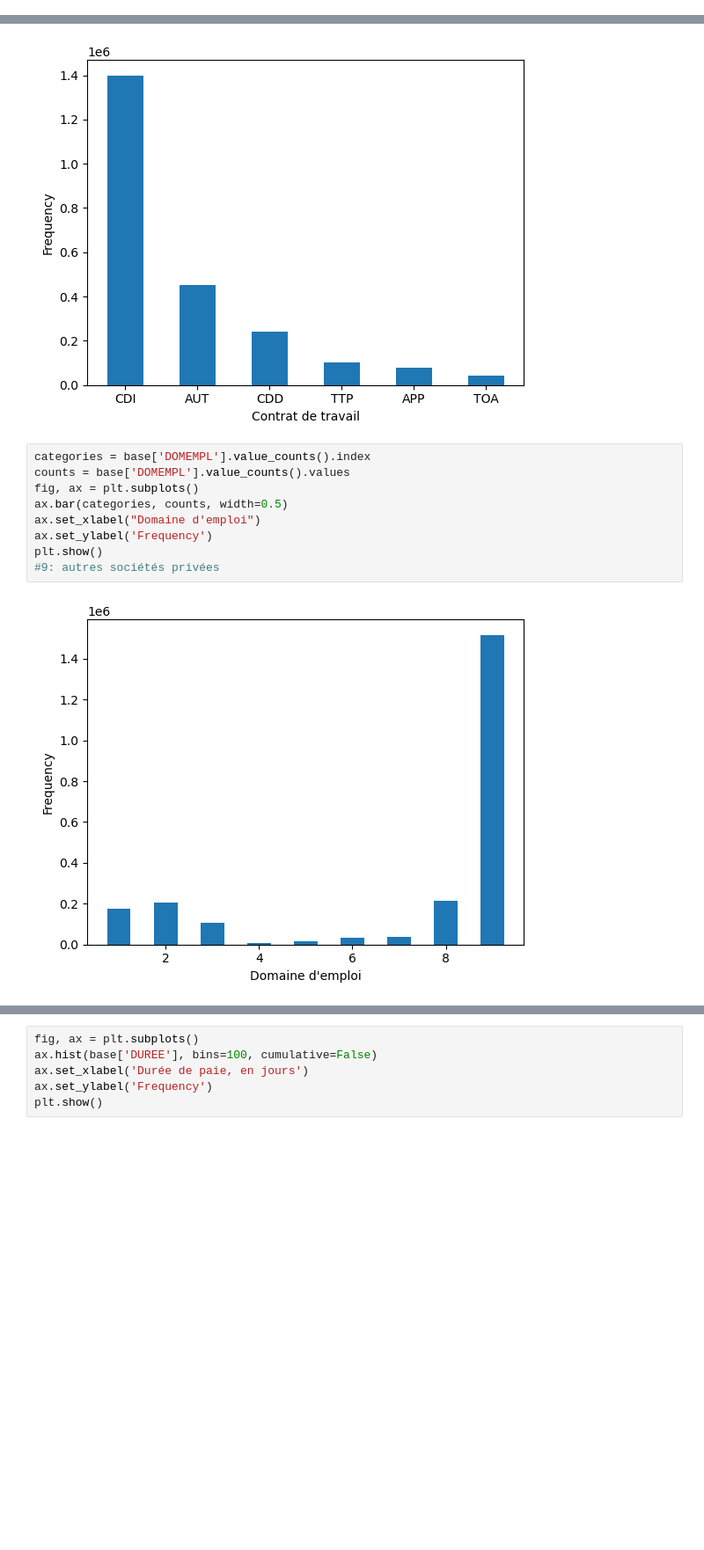
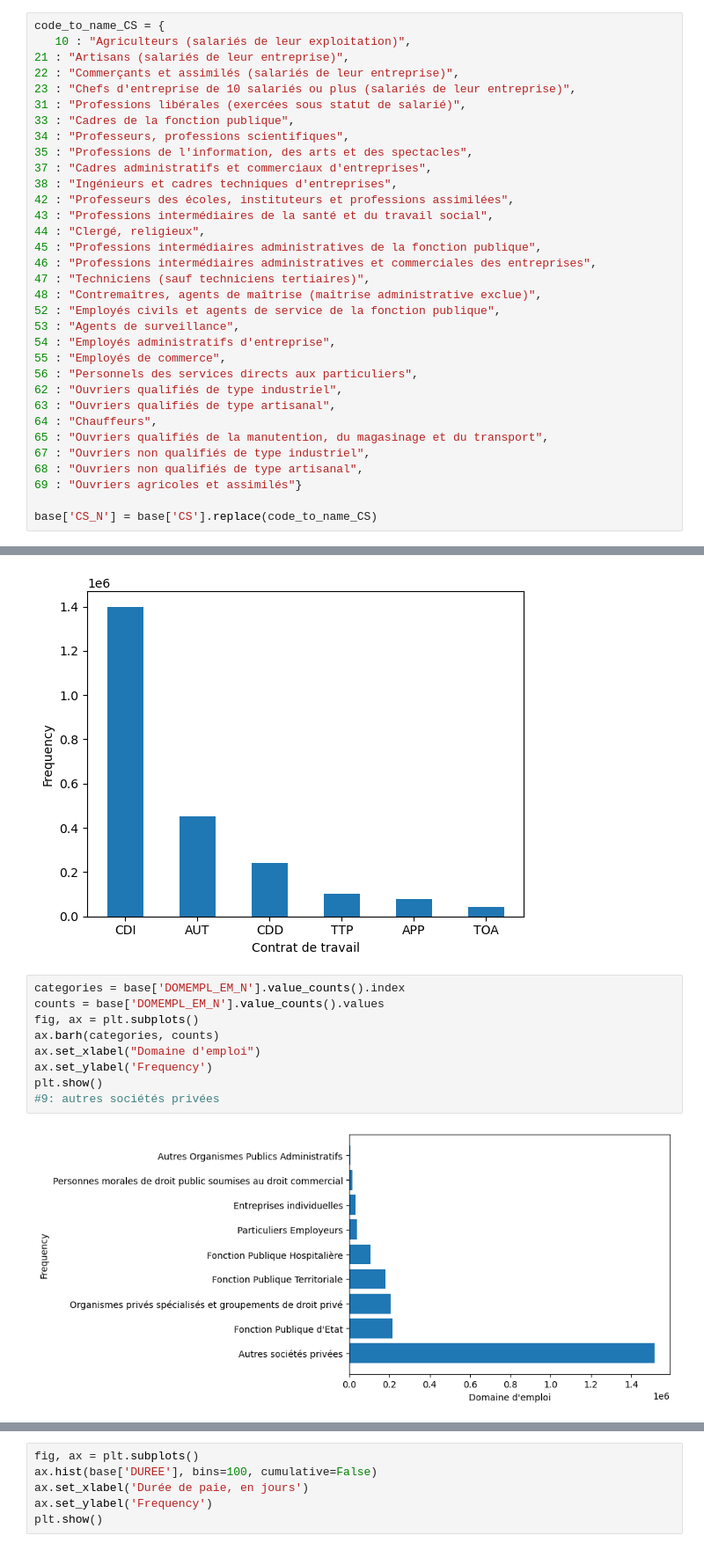
Before and after one commit to grn-matthieu/ML-for-econometrics---Project, a Jupyter notebook: test_import_données.ipynb, the cells around one changed output, grey strips where cells are left out. Shown at 88% size. Cells and saved outputs as stored; diff of their text form; blank space fills up the shorter version.

```diff
--- a/test_import_données.ipynb
+++ b/test_import_données.ipynb
@@ -103,3 +154,36 @@ categorical_columns = [
+# %%
+code_to_name_CS = {
+   10 : "Agriculteurs (salariés de leur exploitation)",
+21 : "Artisans (salariés de leur entreprise)",
+22 : "Commerçants et assimilés (salariés de leur entreprise)",
+23 : "Chefs d'entreprise de 10 salariés ou plus (salariés de leur entreprise)",
+31 : "Professions libérales (exercées sous statut de salarié)",
+33 : "Cadres de la fonction publique",
+34 : "Professeurs, professions scientifiques",
+35 : "Professions de l'information, des arts et des spectacles",
+37 : "Cadres administratifs et commerciaux d'entreprises",
+38 : "Ingénieurs et cadres techniques d'entreprises",
+42 : "Professeurs des écoles, instituteurs et professions assimilées",
+43 : "Professions intermédiaires de la santé et du travail social",
+44 : "Clergé, religieux",
+45 : "Professions intermédiaires administratives de la fonction publique",
+46 : "Professions intermédiaires administratives et commerciales des entreprises",
+47 : "Techniciens (sauf techniciens tertiaires)",
+48 : "Contremaîtres, agents de maîtrise (maîtrise administrative exclue)",
+52 : "Employés civils et agents de service de la fonction publique",
+53 : "Agents de surveillance",
+54 : "Employés administratifs d'entreprise",
+55 : "Employés de commerce",
+56 : "Personnels des services directs aux particuliers",
+62 : "Ouvriers qualifiés de type industriel",
+63 : "Ouvriers qualifiés de type artisanal",
+64 : "Chauffeurs",
+65 : "Ouvriers qualifiés de la manutention, du magasinage et du transport",
+67 : "Ouvriers non qualifiés de type industriel",
+68 : "Ouvriers non qualifiés de type artisanal",
+69 : "Ouvriers agricoles et assimilés"}
+
+base['CS_N'] = base['CS'].replace(code_to_name_CS)
 # %%
 base['PCS'].describe()
 # %%
@@ -187,13 +291,13 @@ plt.show()
 # %% [output]
 [figure]
 # %%
-categories = base['DOMEMPL'].value_counts().index
-counts = base['DOMEMPL'].value_counts().values
+categories = base['DOMEMPL_EM_N'].value_counts().index
+counts = base['DOMEMPL_EM_N'].value_counts().values
 fig, ax = plt.subplots()
-ax.bar(categories, counts, width=0.5)
+ax.barh(categories, counts)
 ax.set_xlabel("Domaine d'emploi")
 ax.set_ylabel('Frequency')
 plt.show()
 #9: autres sociétés privées
 # %% [output]
-[figure, old version]
+[figure, new version]
```
Also changed, not shown: parts of 14 cells of this notebook, 1 other file.
